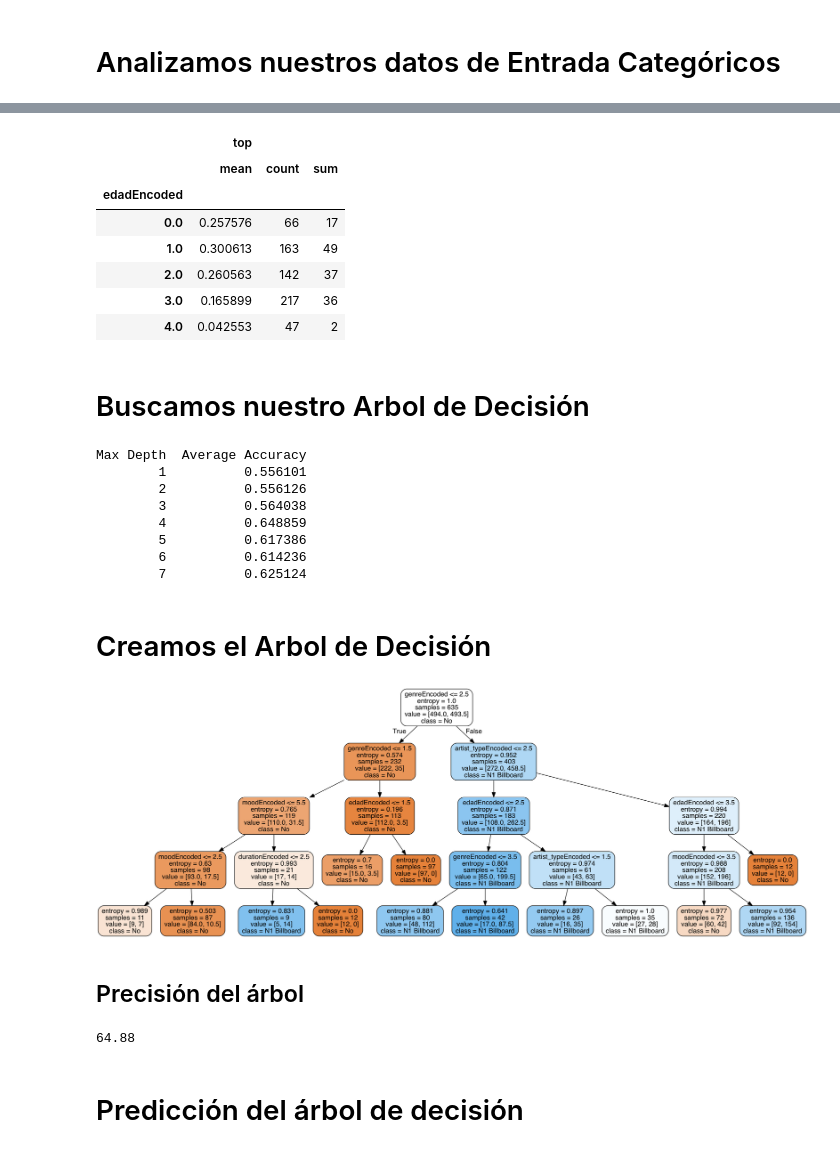
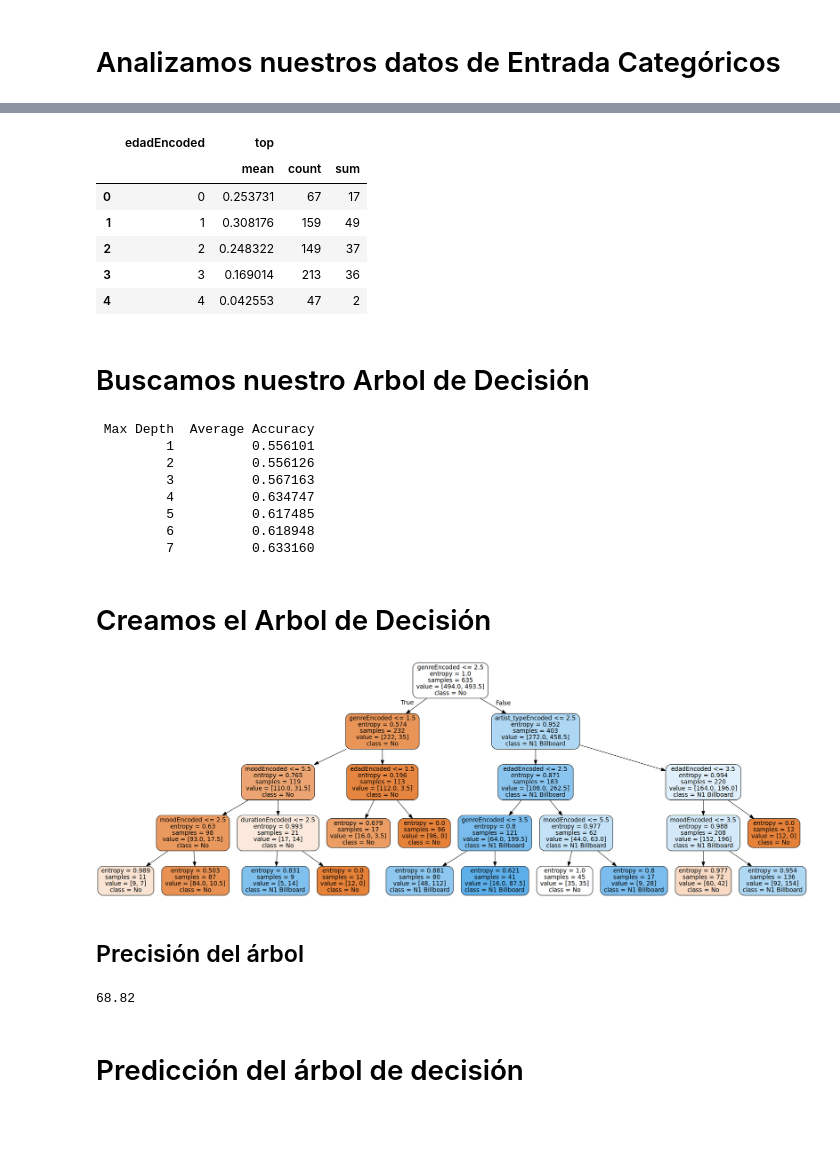
Before and after one commit to jbagnato/machine-learning, a Jupyter notebook: Ejercicio_Arbol_de_Decision.ipynb, the cells around one changed output, grey strips where cells are left out. Drawn from its saved outputs; the diff is of its cells as text; code cells hidden in the pictures; blank space fills up the shorter version.

```diff
--- a/Ejercicio_Arbol_de_Decision.ipynb
+++ b/Ejercicio_Arbol_de_Decision.ipynb
@@ -263,7 +271,7 @@ artists_billboard['moodEncoded'] = artists_billboard['mood'].map( {'Energizing':
                                         'Lively': 5, #animado
                                         'Other': 0,'':0} ).astype(int)
 # Tempo Mapping
-artists_billboard['tempoEncoded'] = artists_billboard['tempo'].map( {'Fast Tempo': 0, 'Medium Tempo': 2, 'Slow Tempo': 1, '': 0} ).astype(int)
+artists_billboard['tempoEncoded'] = artists_billboard['tempo'].map( {'Fast Tempo': 0, 'Medium Tempo': 2, 'Slow Tempo': 1, '': 0}).astype(int)
 # Genre Mapping
 artists_billboard['genreEncoded'] = artists_billboard['genre'].map( {'Urban': 4,
                                           'Pop': 3,
@@ -278,7 +286,7 @@ artists_billboard['genreEncoded'] = artists_billboard['genre'].map( {'Urban': 4,
 # artist_type Mapping
 artists_billboard['artist_typeEncoded'] = artists_billboard['artist_type'].map( {'Female': 2, 'Male': 3, 'Mixed': 1, '': 0} ).astype(int)
 
-
+""" Usando iteraciones
 # Mapping edad en la que llegaron al billboard
 artists_billboard.loc[ artists_billboard['edad_en_billboard'] <= 21, 'edadEncoded'] 					       = 0
 artists_billboard.loc[(artists_billboard['edad_en_billboard'] > 21) & (artists_billboard['edad_en_billboard'] <= 26), 'edadEncoded'] = 1
@@ -294,4 +302,30 @@ artists_billboard.loc[(artists_billboard['durationSeg'] > 210) & (artists_billbo
 artists_billboard.loc[(artists_billboard['durationSeg'] > 240) & (artists_billboard['durationSeg'] <= 270), 'durationEncoded'] = 4
 artists_billboard.loc[(artists_billboard['durationSeg'] > 270) & (artists_billboard['durationSeg'] <= 300), 'durationEncoded'] = 5
 artists_billboard.loc[ artists_billboard['durationSeg'] > 300, 'durationEncoded'] = 6
+"""
+
+# RANGOS Y CÓDIGOS PARA EDAD
+rangos_edad = [(None, 21), (21, 26), (26, 30), (30, 40), (40, None)]
+for i, (inf, sup) in enumerate(rangos_edad):
+    if inf is None:
+        condicion = (artists_billboard['edad_en_billboard'] <= sup)
+    elif sup is None:
+        condicion = (artists_billboard['edad_en_billboard'] > inf)
+    else:
+        condicion = (artists_billboard['edad_en_billboard'] > inf) & (artists_billboard['edad_en_billboard'] <= sup)
+    artists_billboard.loc[condicion, 'edadEncoded'] = i
+
+# RANGOS Y CÓDIGOS PARA DURACIÓN
+rangos_duracion = [(None, 150), (150, 180), (180, 210), (210, 240), (240, 270), (270, 300), (300, None)]
+for i, (inf, sup) in enumerate(rangos_duracion):
+    if inf is None:
+        condicion = (artists_billboard['durationSeg'] <= sup)
+    elif sup is None:
+        condicion = (artists_billboard['durationSeg'] > inf)
+    else:
+        condicion = (artists_billboard['durationSeg'] > inf) & (artists_billboard['durationSeg'] <= sup)
+    artists_billboard.loc[condicion, 'durationEncoded'] = i
+
+artists_billboard['edadEncoded'] = artists_billboard['edadEncoded'].astype(int)
+artists_billboard['durationEncoded'] = artists_billboard['durationEncoded'].astype(int)
 # %%
@@ -386,14 +415,13 @@ artists_encoded[['durationEncoded', 'top']].groupby(['durationEncoded'], as_inde
 # %%
 artists_encoded[['edadEncoded', 'top']].groupby(['edadEncoded'], as_index=False).agg(['mean', 'count', 'sum'])
 # %% [output]
-|  | top |  |  |
-|  | mean | count | sum |
-| edadEncoded |  |  |  |
-| 0.0 | 0.257576 | 66 | 17 |
-| 1.0 | 0.300613 | 163 | 49 |
-| 2.0 | 0.260563 | 142 | 37 |
-| 3.0 | 0.165899 | 217 | 36 |
-| 4.0 | 0.042553 | 47 | 2 |
+|  | edadEncoded | top |  |  |
+|  |  | mean | count | sum |
+| 0 | 0 | 0.253731 | 67 | 17 |
+| 1 | 1 | 0.308176 | 159 | 49 |
+| 2 | 2 | 0.248322 | 149 | 37 |
+| 3 | 3 | 0.169014 | 213 | 36 |
+| 4 | 4 | 0.042553 | 47 | 2 |
 # %% [markdown]
 # Buscamos nuestro Arbol de Decisión
 # %%
@@ -428,52 +456,52 @@ df = pd.DataFrame({"Max Depth": depth_range, "Average Accuracy": accuracies})
 df = df[["Max Depth", "Average Accuracy"]]
 print(df.to_string(index=False))
 # %% [output]
-Max Depth  Average Accuracy
-        1          0.556101
-        2          0.556126
-        3          0.564038
-        4          0.648859
-        5          0.617386
-        6          0.614236
-        7          0.625124
+ Max Depth  Average Accuracy
+         1          0.556101
+         2          0.556126
+         3          0.567163
+         4          0.634747
+         5          0.617485
+         6          0.618948
+         7          0.633160
 # %% [markdown]
 # Creamos el Arbol de Decisión
 # %%
 # Crear arrays de entrenamiento y las etiquetas que indican si llegó a top o no
 y_train = artists_encoded['top']
-x_train = artists_encoded.drop(['top'], axis=1).values
+x_train = artists_encoded.drop(['top'], axis=1) #.values
 
 # Crear Arbol de decision con profundidad = 4
 decision_tree = tree.DecisionTreeClassifier(criterion='entropy',
                                             min_samples_split=20,
                                             min_samples_leaf=5,
                                             max_depth = 4,
                                             class_weight={1:3.5})
 decision_tree.fit(x_train, y_train)
 
 # exportar el modelo a archivo .dot
 with open(r"tree1.dot", 'w') as f:
      f = tree.export_graphviz(decision_tree,
                               out_file=f,
                               max_depth = 7,
                               impurity = True,
                               feature_names = list(artists_encoded.drop(['top'], axis=1)),
                               class_names = ['No', 'N1 Billboard'],
                               rounded = True,
                               filled= True )
 
 # Convertir el archivo .dot a png para poder visualizarlo
 check_call(['dot','-Tpng',r'tree1.dot','-o',r'tree1.png'])
 PImage("tree1.png")
 # %% [output]
-[figure, old version]
+[figure, new version]
 # %% [markdown]
 ## Precisión del árbol
 # %%
 acc_decision_tree = round(decision_tree.score(x_train, y_train) * 100, 2)
 print(acc_decision_tree)
 # %% [output]
-64.88
+68.82
 # %% [markdown]
 # Predicción del árbol de decisión
 # %%
```
Also changed, not shown: parts of 27 cells of this notebook.
